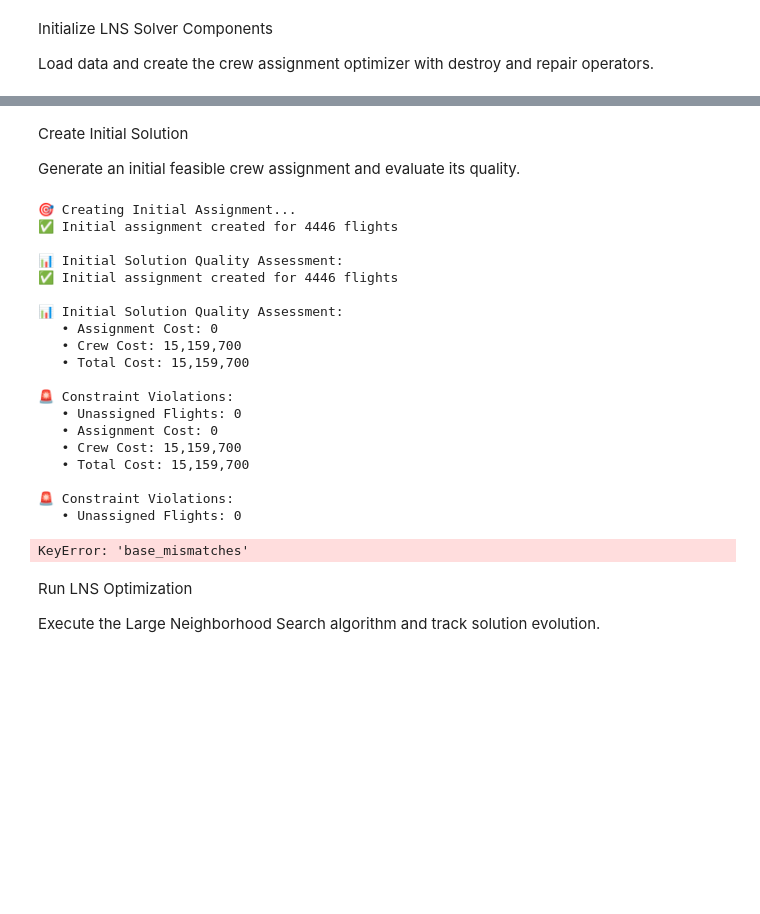
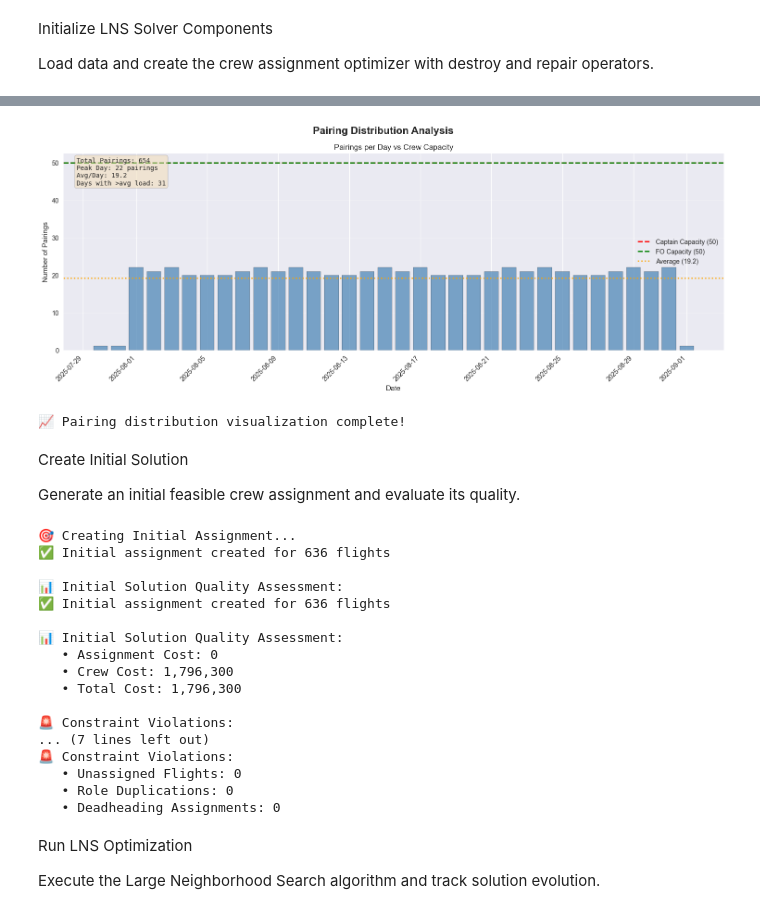
Before and after one commit to JoeBater/crew-assignment, a Jupyter notebook: lns_solver.ipynb, the cells around one changed output, grey strips where cells are left out. Drawn from its saved outputs; the diff is of its cells as text; code cells hidden in the pictures; blank space fills up the shorter version.

```diff
--- a/lns_solver.ipynb
+++ b/lns_solver.ipynb
@@ -57,7 +57,7 @@ LNS_CONFIG = {
 DATA_FILES = {
     #'flights': 'data/flights.json',
     #'crew': 'data/crew.json'
-    'base' : 'LGW',
+    'base' : 'BFS',
     'pairings': 'data/aug25_pairing_duties_ps828_and_ps831_anonymised.csv',
     'crew': 'data/crew_data.csv'
 }
@@ -134,3 +200,39 @@ for i, op in enumerate(optimizer.repair_operators):
+# %%
+# Visualize pairing distribution over time
+fig, ax = plt.subplots(figsize=(15, 6))
+fig.suptitle('Pairing Distribution Analysis', fontsize=16, fontweight='bold')
+
+# Pairings per day
+dates = sorted(pairings_by_date.index)
+counts = [pairings_by_date.loc[d, 'num_pairings'] for d in dates]
+
+ax.bar(dates, counts, alpha=0.7, color='steelblue', edgecolor='black')
+ax.axhline(y=captain_capacity, color='red', linestyle='--', linewidth=2, label=f'Captain Capacity ({captain_capacity})')
+ax.axhline(y=fo_capacity, color='green', linestyle='--', linewidth=2, label=f'FO Capacity ({fo_capacity})')
+ax.axhline(y=pairings_by_date['num_pairings'].mean(), color='orange', linestyle=':', linewidth=2, label=f'Average ({pairings_by_date["num_pairings"].mean():.1f})')
+ax.set_xlabel('Date')
+ax.set_ylabel('Number of Pairings')
+ax.set_title('Pairings per Day vs Crew Capacity')
+ax.legend()
+ax.grid(True, alpha=0.3, axis='y')
+plt.setp(ax.xaxis.get_majorticklabels(), rotation=45, ha='right')
+
+# Add statistics text box
+stats_text = f'Total Pairings: {len(optimizer.flights)}\n'
+stats_text += f'Peak Day: {max_pairings_per_day} pairings\n'
+stats_text += f'Avg/Day: {pairings_by_date["num_pairings"].mean():.1f}\n'
+stats_text += f'Days with >avg load: {(pairings_by_date["num_pairings"] > pairings_by_date["num_pairings"].mean()).sum()}'
+ax.text(0.02, 0.98, stats_text, transform=ax.transAxes,
+         verticalalignment='top', bbox=dict(boxstyle='round', facecolor='wheat', alpha=0.5),
+         fontsize=10, family='monospace')
+
+plt.tight_layout()
+plt.show()
+
+print("📈 Pairing distribution visualization complete!")
+# %% [output]
+[figure, added]
+📈 Pairing distribution visualization complete!
 # %% [markdown]
 Create Initial Solution
 
@@ -173,25 +275,22 @@ INITIAL_METRICS = {
 }
 # %% [output]
 🎯 Creating Initial Assignment...
-✅ Initial assignment created for 4446 flights
+✅ Initial assignment created for 636 flights
 
 📊 Initial Solution Quality Assessment:
-✅ Initial assignment created for 4446 flights
+✅ Initial assignment created for 636 flights
 
 📊 Initial Solution Quality Assessment:
    • Assignment Cost: 0
-   • Crew Cost: 15,159,700
-   • Total Cost: 15,159,700
+   • Crew Cost: 1,796,300
+   • Total Cost: 1,796,300
 
 🚨 Constraint Violations:
-   • Unassigned Flights: 0
-   • Assignment Cost: 0
-   • Crew Cost: 15,159,700
-   • Total Cost: 15,159,700
-
+... (7 lines left out)
 🚨 Constraint Violations:
    • Unassigned Flights: 0
+   • Role Duplications: 0
+   • Deadheading Assignments: 0
-KeyError: 'base_mismatches'
 # %% [markdown]
 Run LNS Optimization
 
```
Also changed, not shown: parts of 15 cells of this notebook, 2 other files.
